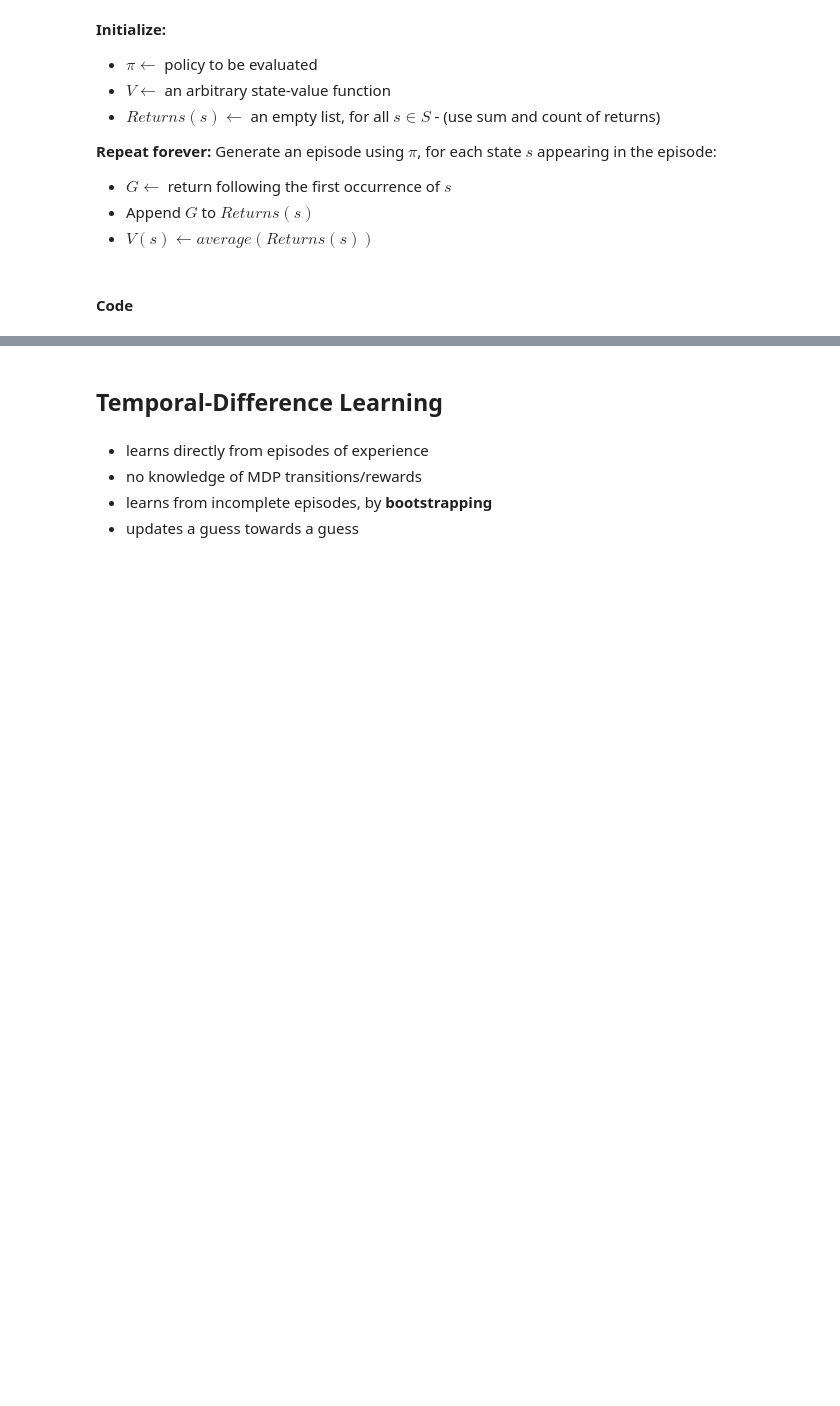
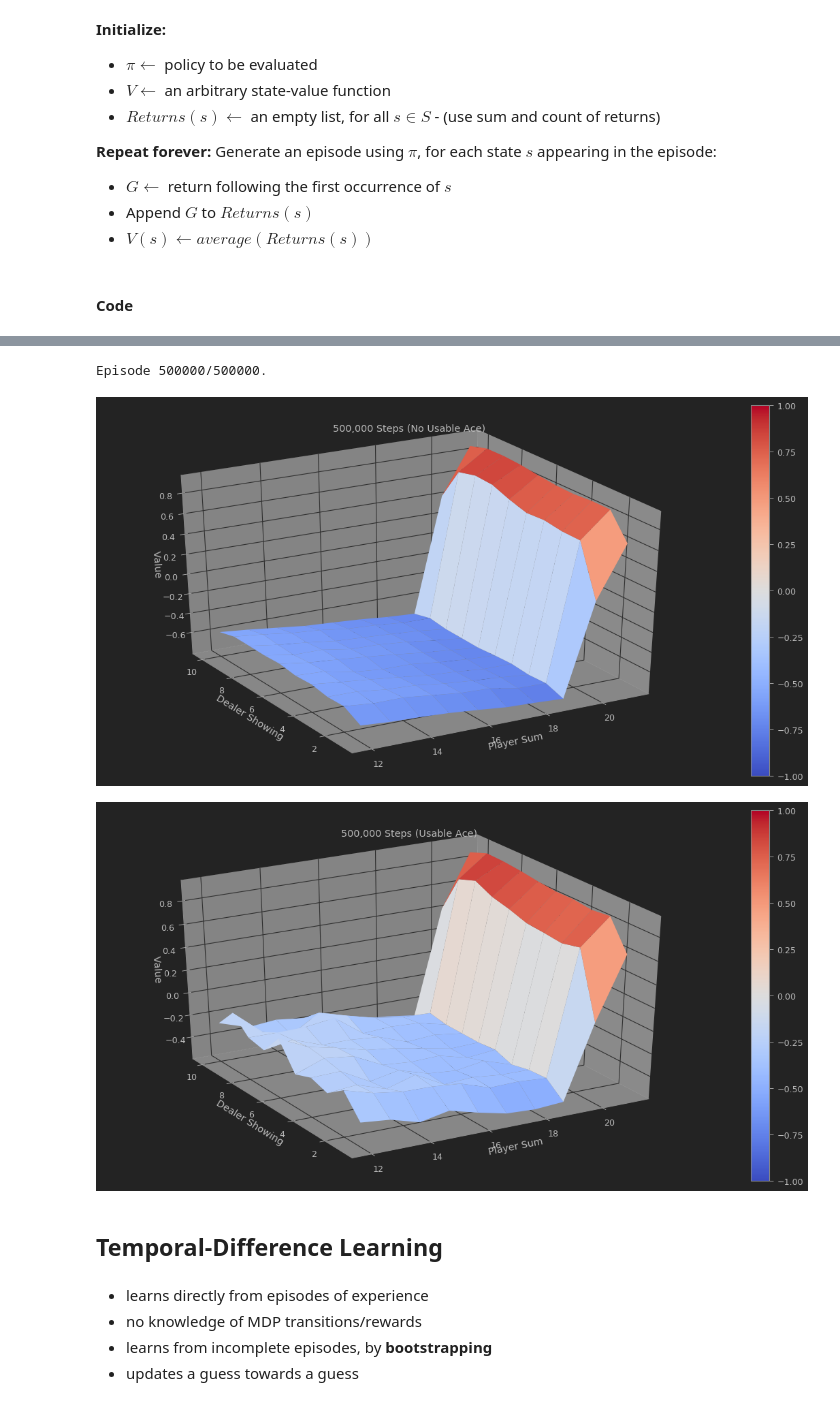
Before and after one commit to markdyousef/reinforcement-learning, a Jupyter notebook: ModelFree.ipynb, the cells around one changed output, grey strips where cells are left out. Drawn from its saved outputs; the diff is of its cells as text; code cells hidden in the pictures; blank space fills up the shorter version.

```diff
--- a/ModelFree.ipynb
+++ b/ModelFree.ipynb
@@ -118,3 +124,10 @@ Episode 10000/10000.
+# %%
+V_10k = mc_prediction(env, sample_policy, n_episodes=500000)
+plot_value_function(V_10k, title="500,000 Steps")
+# %% [output]
+Episode 500000/500000.
+[figure, added]
+[figure, added]
 # %% [markdown]
 ## Temporal-Difference Learning
 # %% [markdown]
```
Also changed, not shown: parts of 2 cells of this notebook, 1 other file.
